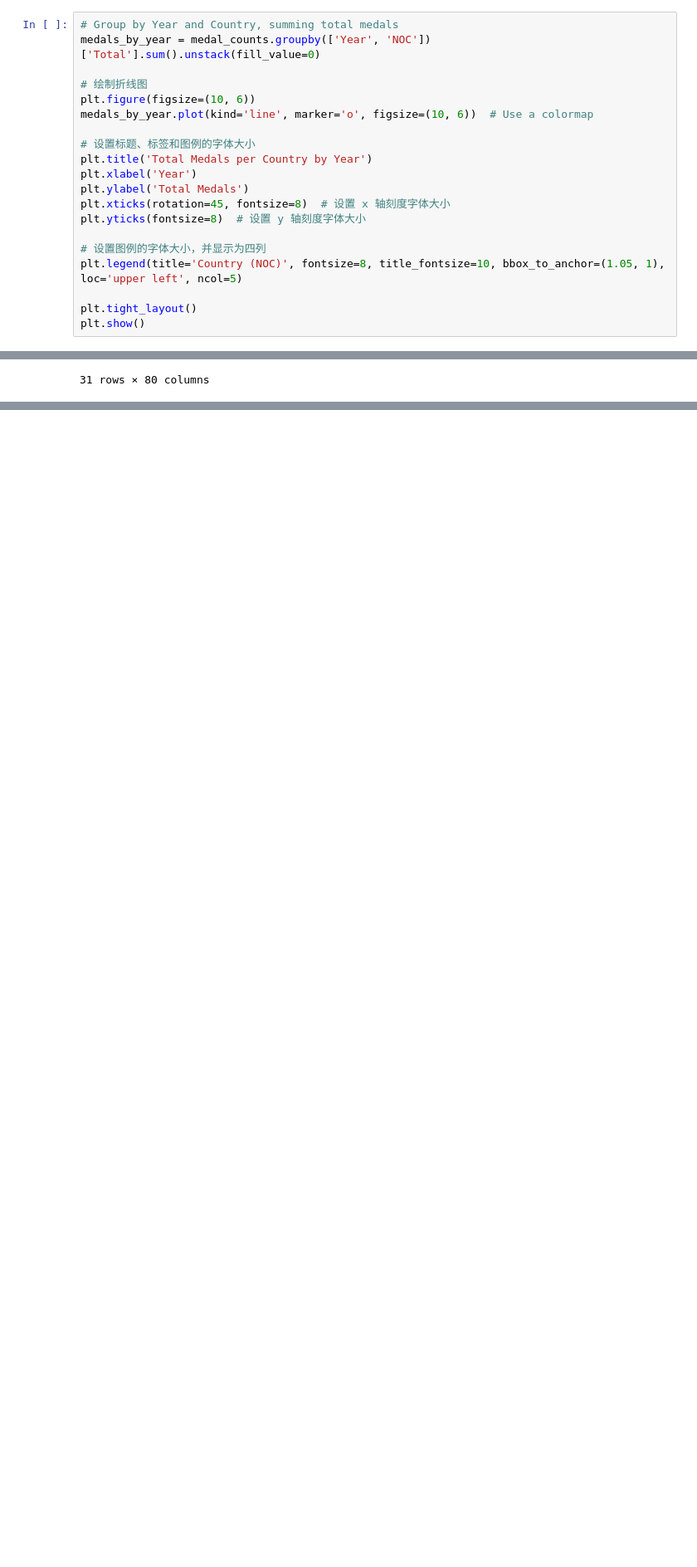
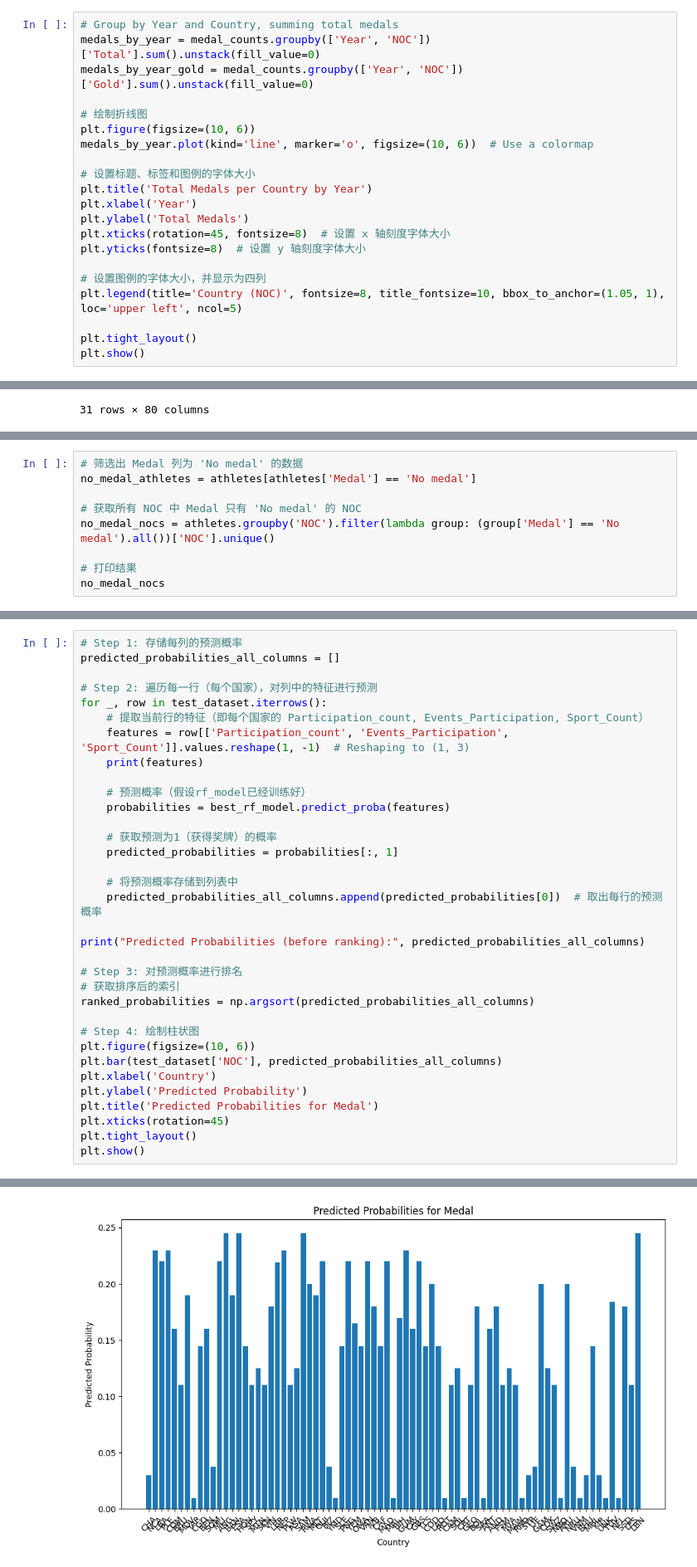
Before and after one commit to rainbowyuyu/MCM, a Jupyter notebook: model_and_code/data_processing.ipynb, the cells around one changed output, grey strips where cells are left out. Shown at 83% size. Drawn from its saved outputs; the diff is of its cells as text; blank space fills up the shorter version.

```diff
--- a/model_and_code/data_processing.ipynb
+++ b/model_and_code/data_processing.ipynb
@@ -475,6 +475,7 @@ programs
 # %%
 # Group by Year and Country, summing total medals
 medals_by_year = medal_counts.groupby(['Year', 'NOC'])['Total'].sum().unstack(fill_value=0)
+medals_by_year_gold = medal_counts.groupby(['Year', 'NOC'])['Gold'].sum().unstack(fill_value=0)
 
 # 绘制折线图
 plt.figure(figsize=(10, 6))
@@ -1253,0 +1463,9 @@ tree_dataset
+# %%
+# 筛选出 Medal 列为 'No medal' 的数据
+no_medal_athletes = athletes[athletes['Medal'] == 'No medal']
+
+# 获取所有 NOC 中 Medal 只有 'No medal' 的 NOC
+no_medal_nocs = athletes.groupby('NOC').filter(lambda group: (group['Medal'] == 'No medal').all())['NOC'].unique()
+
+# 打印结果
+no_medal_nocs
@@ -1253,0 +1533,35 @@ tree_dataset
+# %%
+# Step 1: 存储每列的预测概率
+predicted_probabilities_all_columns = []
+
+# Step 2: 遍历每一行（每个国家），对列中的特征进行预测
+for _, row in test_dataset.iterrows():
+    # 提取当前行的特征（即每个国家的 Participation_count, Events_Participation, Sport_Count）
+    features = row[['Participation_count', 'Events_Participation', 'Sport_Count']].values.reshape(1, -1)  # Reshaping to (1, 3)
+    print(features)
+
+    # 预测概率（假设rf_model已经训练好）
+    probabilities = best_rf_model.predict_proba(features)
+
+    # 获取预测为1（获得奖牌）的概率
+    predicted_probabilities = probabilities[:, 1]
+
+    # 将预测概率存储到列表中
+    predicted_probabilities_all_columns.append(predicted_probabilities[0])  # 取出每行的预测概率
+
+print("Predicted Probabilities (before ranking):", predicted_probabilities_all_columns)
+
+# Step 3: 对预测概率进行排名
+# 获取排序后的索引
+ranked_probabilities = np.argsort(predicted_probabilities_all_columns)
+
+# Step 4: 绘制柱状图
+plt.figure(figsize=(10, 6))
+plt.bar(test_dataset['NOC'], predicted_probabilities_all_columns)
+plt.xlabel('Country')
+plt.ylabel('Predicted Probability')
+plt.title('Predicted Probabilities for Medal')
+plt.xticks(rotation=45)
+plt.tight_layout()
+plt.show()
+# %% [output]
@@ -1254 +1585,2 @@ tree_dataset
+[figure, added]
 # %% [markdown]
```
Also changed, not shown: parts of 29 cells of this notebook, 1 other file.
